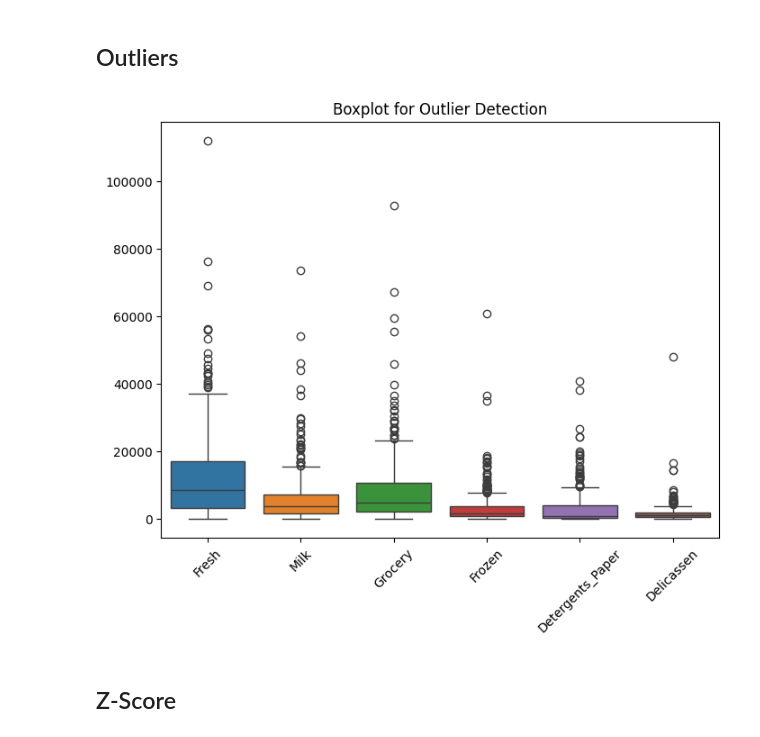
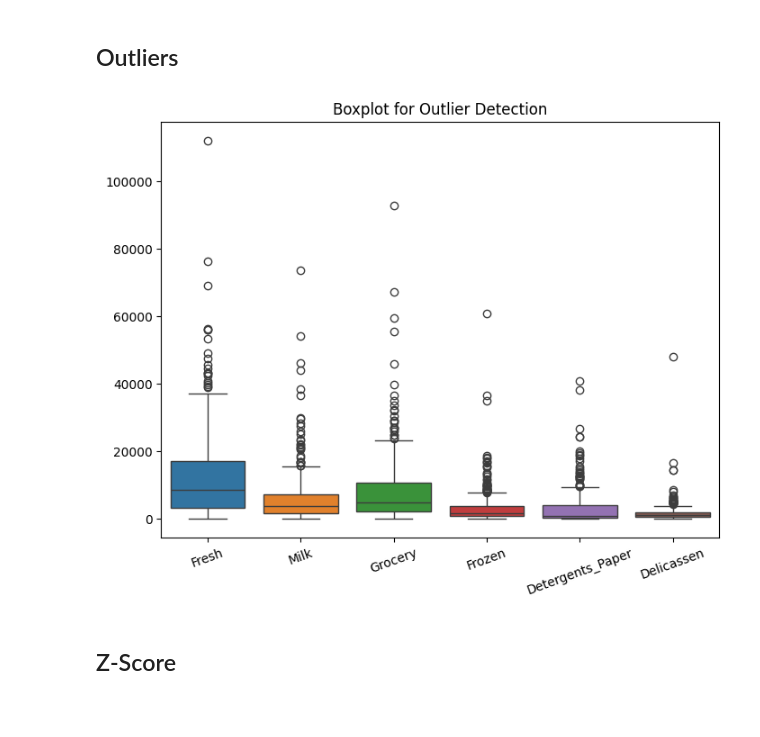
Before and after one commit to SobiaNoorAI/Wholesale-Customer-Segmentation-and-Spending-Behavior-Analysis-By-ML, a Jupyter notebook: K_Means_Clustering_Wholesale_Customers.ipynb, the cells around one changed output. Cells and saved outputs as stored; diff of their text form; code cells hidden in the pictures; blank space fills up the shorter version.

```diff
--- a/K_Means_Clustering_Wholesale_Customers.ipynb
+++ b/K_Means_Clustering_Wholesale_Customers.ipynb
@@ -99,12 +99,13 @@ Wholesale_df.head()
 # %%
 # Detect and Handle Outliers using Boxplot
 plt.figure(figsize=(8, 6))
 sns.boxplot(data=Wholesale_df)
-plt.xticks(rotation=45)
+plt.xticks(rotation=20)
 plt.title("Boxplot for Outlier Detection")
+plt.savefig('Boxplot for Outlier Detection.png')
 plt.show()
 # %% [output]
-[figure, old version]
+[figure, new version]
 # %% [markdown]
 ## Z-Score
 # %%
```
Also changed, not shown: parts of 6 cells of this notebook.
